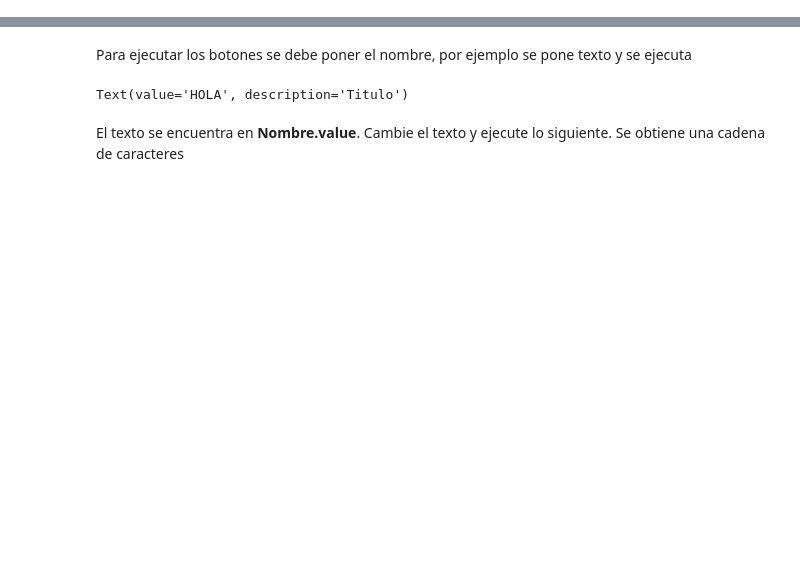
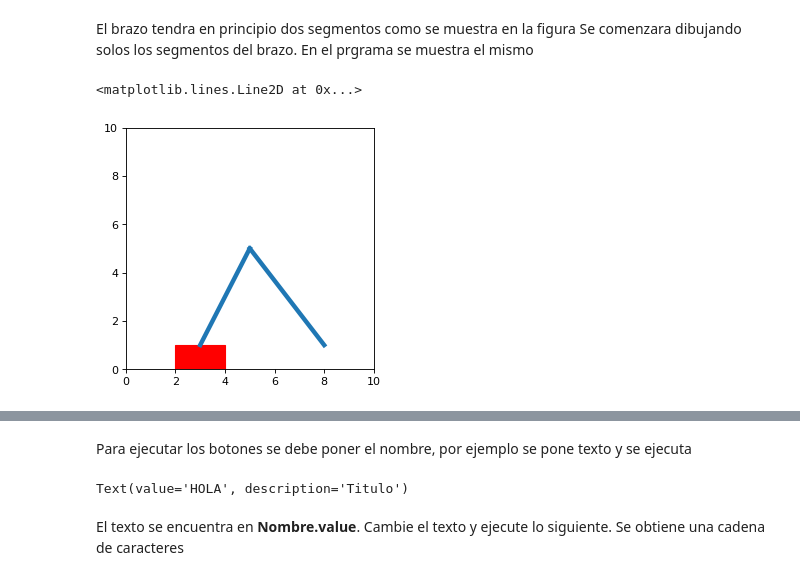
Before and after one commit to hoyosdani/Digital_unsa, a Jupyter notebook: cuaderno_brazo.ipynb, the cells around one changed output, grey strips where cells are left out. Drawn from its saved outputs; the diff is of its cells as text; code cells hidden in the pictures; blank space fills up the shorter version.

```diff
--- a/cuaderno_brazo.ipynb
+++ b/cuaderno_brazo.ipynb
@@ -239,0 +156,20 @@ Para comenzar debemos cargar las librerias utilizando las sentencias que se mues
+# %% [markdown]
+El brazo tendra en principio dos segmentos como se muestra en la figura
+Se comenzara dibujando solos los segmentos del brazo. En el prgrama se muestra el mismo
+# %%
+from matplotlib import pyplot as plt
+from matplotlib import path
+fig = plt.figure()
+fig.set_dpi(80)
+fig.set_size_inches(4, 4)
+ax = plt.axes(xlim=(0, 10), ylim=(0, 10))
+linea1 = plt.Line2D((3, 5),(1 ,5), lw=4)
+linea2 = plt.Line2D((5,8),(5 ,1), lw=4)
+
+rectangulo=plt.Rectangle((2,0),2,1,0,color="red")
+ax.add_patch(rectangulo)
+ax.add_line(linea1)
+ax.add_line(linea2)
+# %% [output]
+<matplotlib.lines.Line2D at 0x...>
+[figure, added]
```
Also changed, not shown: parts of 84 cells of this notebook.
